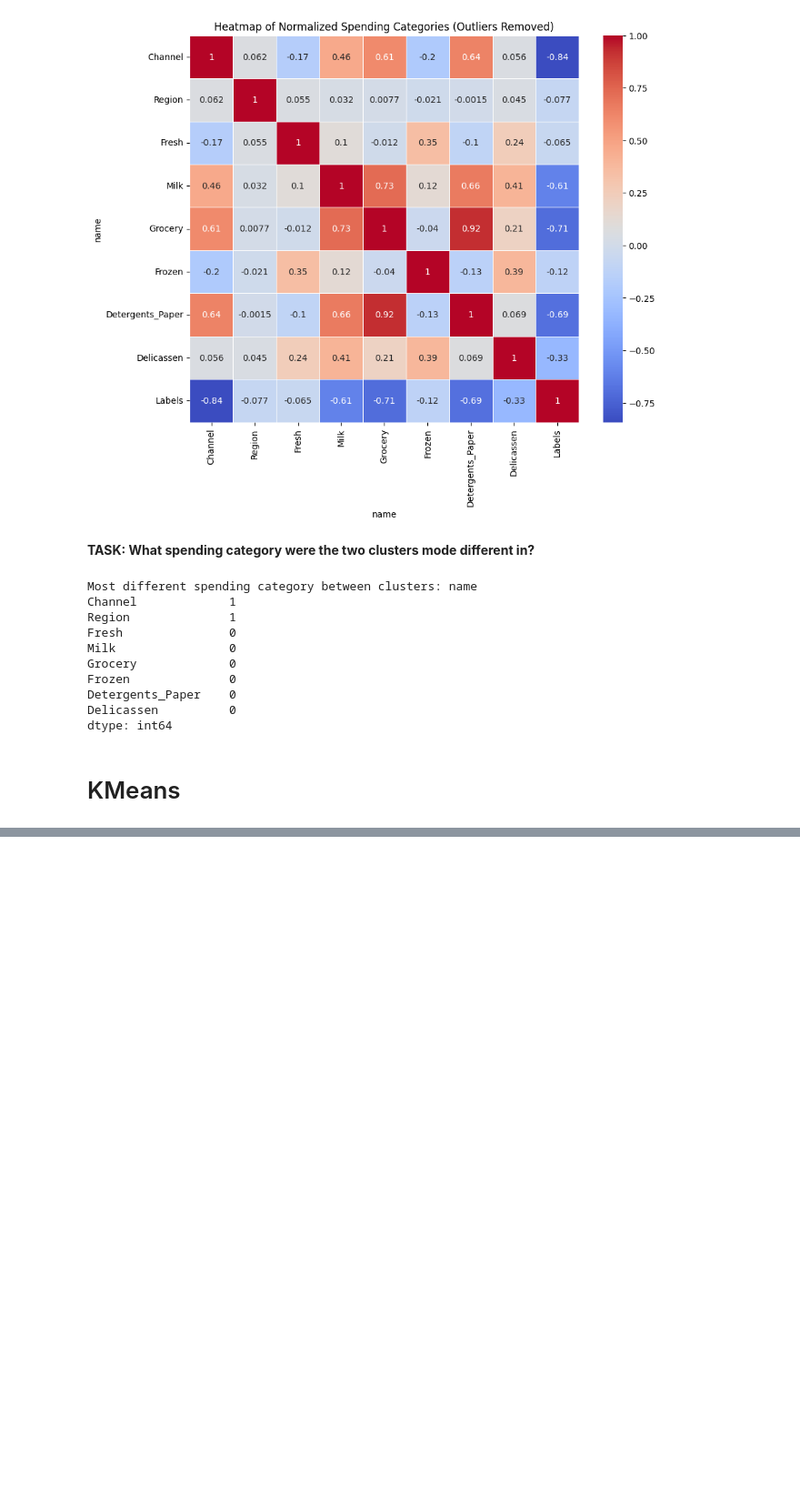
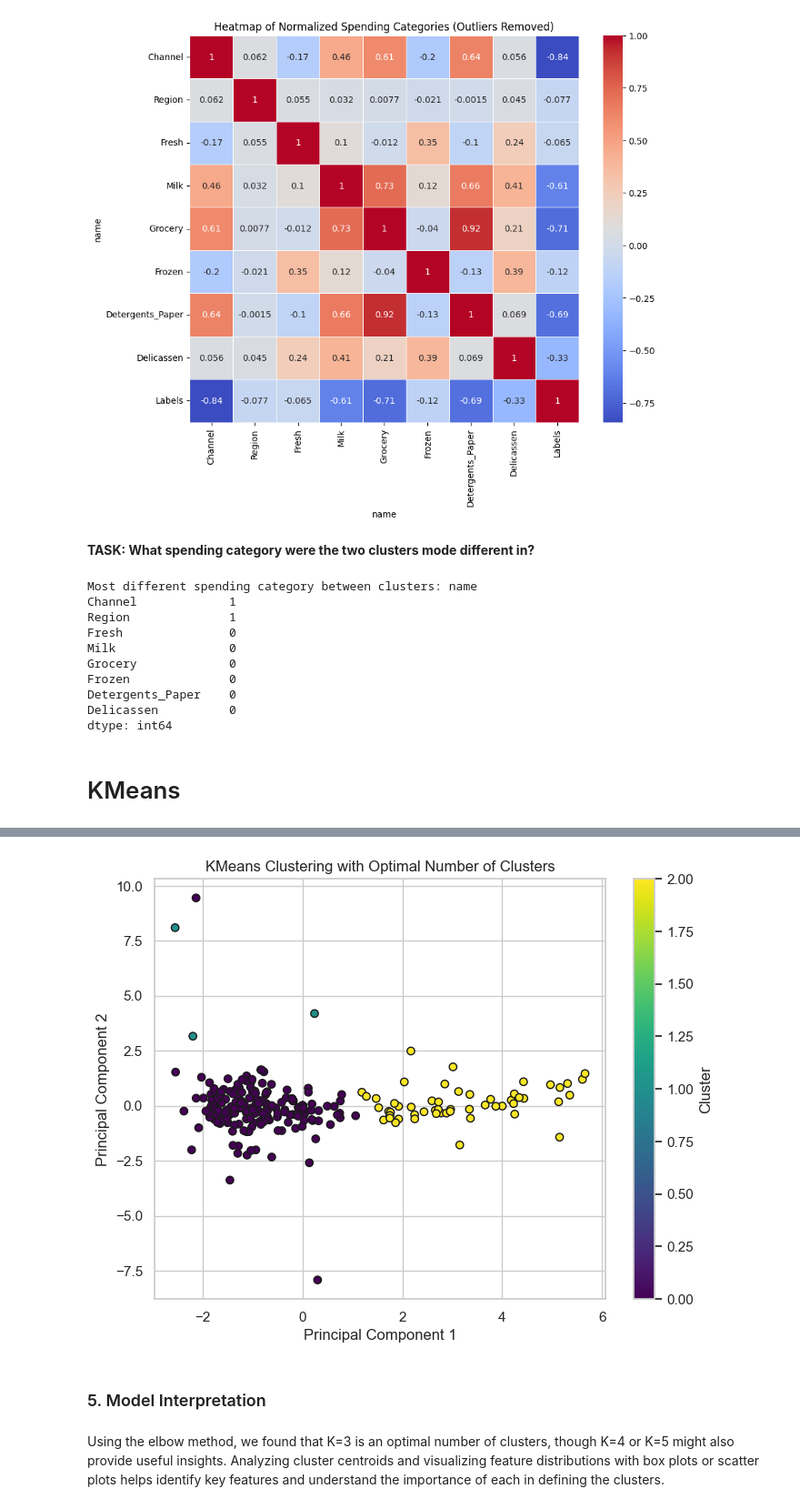
Before and after one commit to Zenolitee/DATA_ANALYTICS, a Jupyter notebook: Assignments/Lecture4.ipynb, the cells around one changed output, grey strips where cells are left out. Shown at 91% size. Cells and saved outputs as stored; diff of their text form; code cells hidden in the pictures; blank space fills up the shorter version.

```diff
--- a/Assignments/Lecture4.ipynb
+++ b/Assignments/Lecture4.ipynb
@@ -440,0 +745,22 @@ dtype: int64
+# %%
+# Scatter Plottz
+pca = PCA(n_components=2)
+X_pca = pca.fit_transform(X_imputed_df)
+optimal_n_clusters = 3
+kmeans = KMeans(n_clusters=optimal_n_clusters, init='k-means++', random_state=42)
+kmeans.fit(X_imputed_df)
+cluster_labels = kmeans.labels_
+
+plt.figure(figsize=(8, 6))
+plt.scatter(X_pca[:, 0], X_pca[:, 1], c=cluster_labels, cmap='viridis', edgecolor='k')
+plt.title('KMeans Clustering with Optimal Number of Clusters')
+plt.xlabel('Principal Component 1')
+plt.ylabel('Principal Component 2')
+plt.colorbar(label='Cluster')
+plt.show()
+# %% [output]
+[figure, added]
+# %% [markdown]
+### 5. Model Interpretation
+# %% [markdown]
+Using the elbow method, we found that K=3 is an optimal number of clusters, though K=4 or K=5 might also provide useful insights. Analyzing cluster centroids and visualizing feature distributions with box plots or scatter plots helps identify key features and understand the importance of each in defining the clusters.
```
Also changed, not shown: parts of 25 cells of this notebook, 1 other file.
